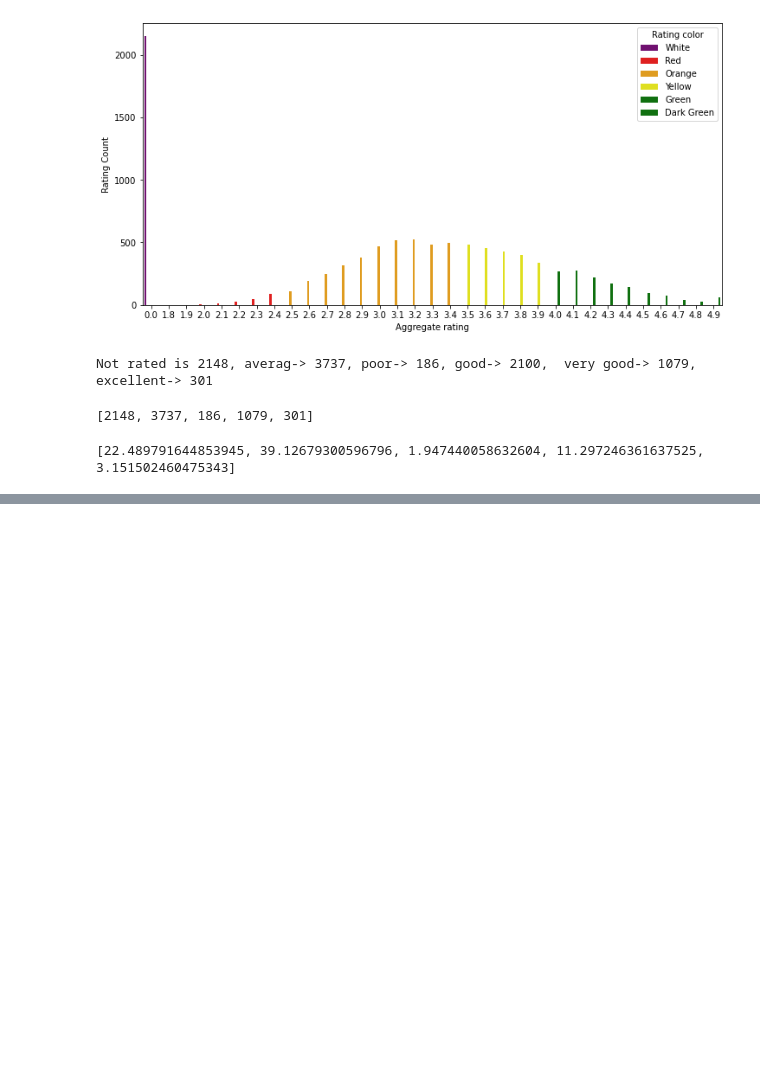
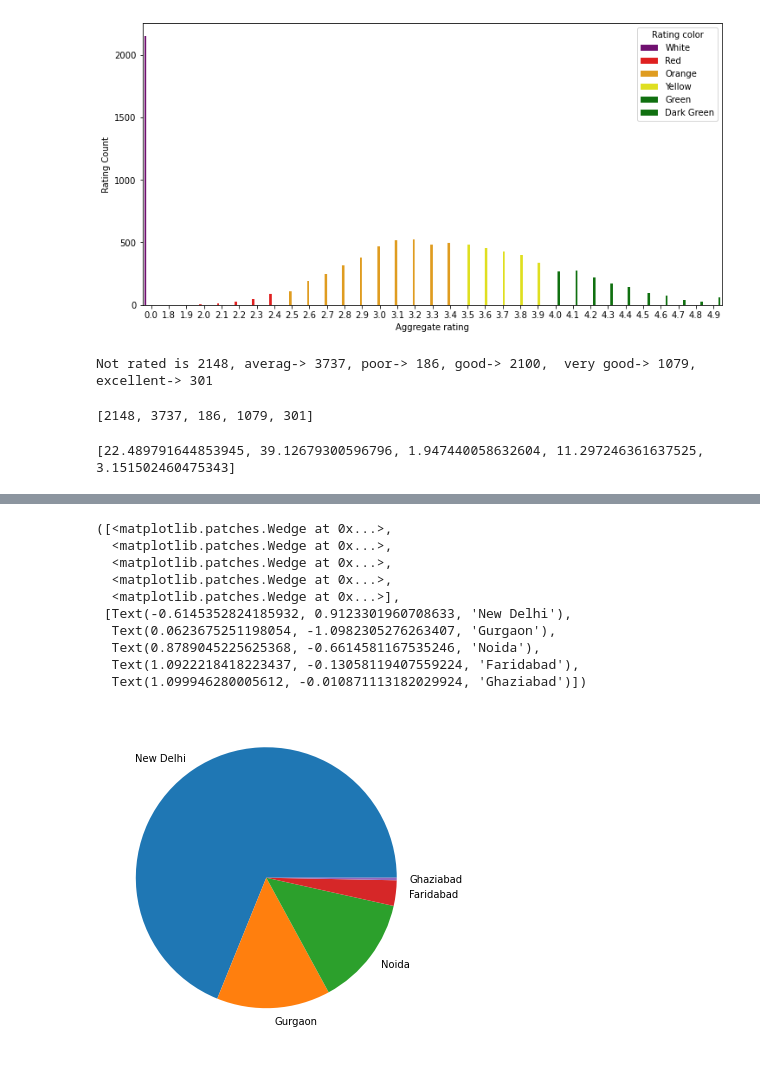
Before and after one commit to vrajnena/Feature_Engineering, a Jupyter notebook: Zomato_Feature_Engineering.ipynb, the cells around one changed output, grey strips where cells are left out. Drawn from its saved outputs; the diff is of its cells as text; code cells hidden in the pictures; blank space fills up the shorter version.

```diff
--- a/Zomato_Feature_Engineering.ipynb
+++ b/Zomato_Feature_Engineering.ipynb
@@ -329,0 +466,14 @@ print(percentage)
+# %%
+plt.pie(x=final.City.value_counts()[:5],labels=final.City.value_counts().index[:5])
+# %% [output]
+([<matplotlib.patches.Wedge at 0x...>,
+  <matplotlib.patches.Wedge at 0x...>,
+  <matplotlib.patches.Wedge at 0x...>,
+  <matplotlib.patches.Wedge at 0x...>,
+  <matplotlib.patches.Wedge at 0x...>],
+ [Text(-0.6145352824185932, 0.9123301960708633, 'New Delhi'),
+  Text(0.0623675251198054, -1.0982305276263407, 'Gurgaon'),
+  Text(0.8789045225625368, -0.6614581167535246, 'Noida'),
+  Text(1.0922218418223437, -0.13058119407559224, 'Faridabad'),
+  Text(1.099946280005612, -0.010871113182029924, 'Ghaziabad')])
+[figure, added]
```
Also changed, not shown: parts of 12 cells of this notebook.
